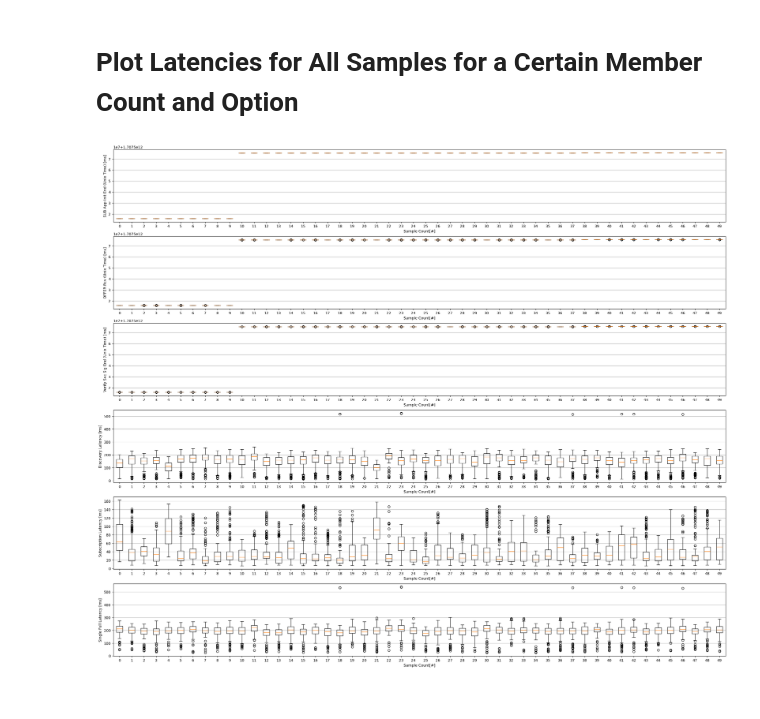
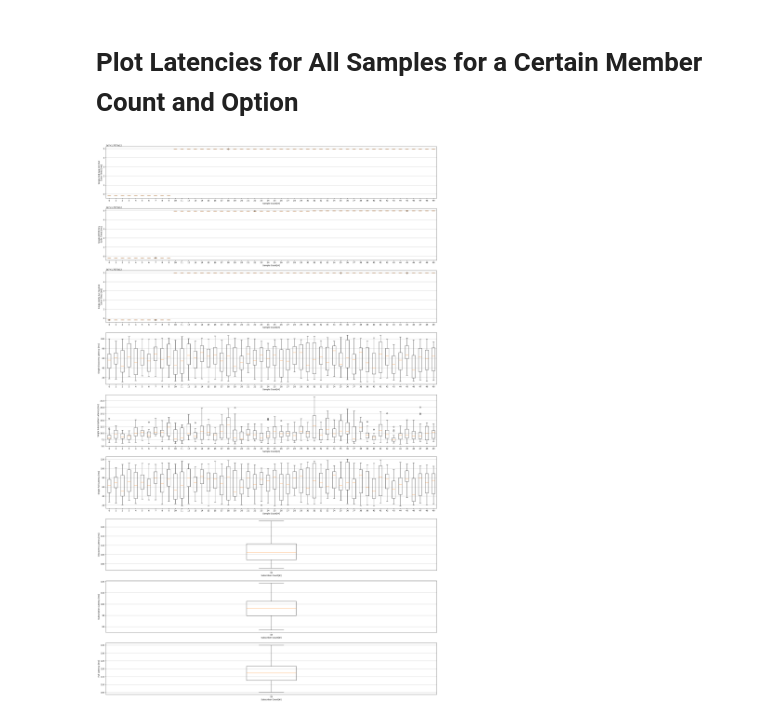
Before and after one commit to mehkir/mininet-vsomeip-evaluation, a Jupyter notebook: plot-scripts/evaluation.ipynb, the cells around one changed output. Cells and saved outputs as stored; diff of their text form; code cells hidden in the pictures.

Commit message:
Add debug plot

```diff
--- a/plot-scripts/evaluation.ipynb
+++ b/plot-scripts/evaluation.ipynb
@@ -222,62 +222,89 @@ df[df['SVCB_SERVICE_RESPONSE_RECEIVE'] > df['OFFER_RECEIVE']]
 # %% [markdown]
 # Plot Latencies for All Samples for a Certain Member Count and Option
 # %%
-fig, ax = plt.subplots(6, 1, figsize=(30, 25))
-ax[0].set_ylabel('SUB App Init End (Unix Time) [ms]')
-ax[1].set_ylabel('OFFER Rcv (Unix Time) [ms]')
-ax[2].set_ylabel('Verify Svc Sig End (Unix Time) [ms]')
-ax[3].set_ylabel('Discovery Latency [ms]')
-ax[4].set_ylabel('Subscription Latency [ms]')
+fig, ax = plt.subplots(9, 1, figsize=(30, 50))
+ax[0].set_ylabel('Single SUB App Init End\n(Unix Time) [ms]')
+ax[1].set_ylabel('Single OFFER Rcv\n(Unix Time) [ms]')
+ax[2].set_ylabel('Single Verify Svc Sig End\n(Unix Time) [ms]')
+ax[3].set_ylabel('Single Discovery Latency [ms]')
+ax[4].set_ylabel('Single Subscription Latency [ms]')
 ax[5].set_ylabel('Single Full Latency [ms]')
+ax[6].set_ylabel('Discovery Latency [ms]')
+ax[7].set_ylabel('Subscription Latency [ms]')
+ax[8].set_ylabel('Full Latency [ms]')
 
 option = 'H'
-member_count = 150
-subscriber_app_initialization_end_dict: dict = dict()
-offer_receive_dict: dict = dict()
-verify_service_signature_end_dict: dict = dict()
-discovery_latency_dict: dict = dict()
-subscription_latency_dict: dict = dict()
+member_count = 18
+single_subscriber_app_initialization_end_dict: dict = dict()
+single_offer_receive_dict: dict = dict()
+single_verify_service_signature_end_dict: dict = dict()
+single_discovery_latency_dict: dict = dict()
+single_subscription_latency_dict: dict = dict()
 single_full_latency_dict: dict = dict()
+discovery_latency_list: list = list()
+subscription_latency_list: list = list()
+full_latency_list: list = list()
 for sample_count in range(0,50):
     filename = f'{STATISTICS_PARENT_PATH}/{option}-series/{option}-{member_count}-#{sample_count}.csv'
     df = pd.read_csv(filepath_or_buffer=filename, header=0, sep=',', dtype=np.longlong)
-    subscriber_app_initialization_end_dict[sample_count] = df['SUBSCRIBER_APP_INITIALIZATION_END']/1000_000
-    offer_receive_dict[sample_count] = df['OFFER_RECEIVE']/1000_000
-    verify_service_signature_end_dict[sample_count] = df['VERIFY_SERVICE_SIGNATURE_END']/1000_000
-    discovery_latency_dict[sample_count] = (df['OFFER_RECEIVE'] -  df['SUBSCRIBER_APP_INITIALIZATION_END'])/1000_000
-    subscription_latency_dict[sample_count] = (df['VERIFY_SERVICE_SIGNATURE_END'] - df['OFFER_RECEIVE'])/1000_000
+    single_subscriber_app_initialization_end_dict[sample_count] = df['SUBSCRIBER_APP_INITIALIZATION_END']/1000_000
+    single_offer_receive_dict[sample_count] = df['OFFER_RECEIVE']/1000_000
+    single_verify_service_signature_end_dict[sample_count] = df['VERIFY_SERVICE_SIGNATURE_END']/1000_000
+    single_discovery_latency_dict[sample_count] = (df['OFFER_RECEIVE'] -  df['SUBSCRIBER_APP_INITIALIZATION_END'])/1000_000
+    single_subscription_latency_dict[sample_count] = (df['VERIFY_SERVICE_SIGNATURE_END'] - df['OFFER_RECEIVE'])/1000_000
     single_full_latency_dict[sample_count] = (df['VERIFY_SERVICE_SIGNATURE_END'] - df['SUBSCRIBER_APP_INITIALIZATION_END'])/1000_000
+    discovery_upper_bound = (df[['OFFER_RECEIVE', 'SVCB_SERVICE_RESPONSE_RECEIVE']].max(axis=1)).max()
+    discovery_latency_list.append((discovery_upper_bound - df['SUBSCRIBER_APP_INITIALIZATION_END'].min())/1000_000)
+    subscription_lower_bound = (df[['OFFER_RECEIVE', 'SVCB_SERVICE_RESPONSE_RECEIVE']].max(axis=1)).min()
+    subscription_latency_list.append((df['VERIFY_SERVICE_SIGNATURE_END'].max() - subscription_lower_bound)/1000_000 )
+    full_latency_list.append((df['VERIFY_SERVICE_SIGNATURE_END'].max() - df['SUBSCRIBER_APP_INITIALIZATION_END'].min())/1000_000)
+    # print(f'Full Latency - {option}-{member_count}-#{sample_count}: ' + str((df['VERIFY_SERVICE_SIGNATURE_END'].max() - df['SUBSCRIBER_APP_INITIALIZATION_END'].min())/1000_000) + 'ms')
 
-ax[0].boxplot(subscriber_app_initialization_end_dict.values())
-ax[0].set_xticklabels(labels=subscriber_app_initialization_end_dict.keys(), rotation=0)
+ax[0].boxplot(single_subscriber_app_initialization_end_dict.values())
+ax[0].set_xticklabels(labels=single_subscriber_app_initialization_end_dict.keys(), rotation=0)
 ax[0].set_xlabel("Sample Count[#]")
 ax[0].yaxis.grid(True)
 
-ax[1].boxplot(offer_receive_dict.values())
-ax[1].set_xticklabels(labels=offer_receive_dict.keys(), rotation=0)
+ax[1].boxplot(single_offer_receive_dict.values())
+ax[1].set_xticklabels(labels=single_offer_receive_dict.keys(), rotation=0)
 ax[1].set_xlabel("Sample Count[#]")
 ax[1].yaxis.grid(True)
 
-ax[2].boxplot(verify_service_signature_end_dict.values())
-ax[2].set_xticklabels(labels=verify_service_signature_end_dict.keys(), rotation=0)
+ax[2].boxplot(single_verify_service_signature_end_dict.values())
+ax[2].set_xticklabels(labels=single_verify_service_signature_end_dict.keys(), rotation=0)
 ax[2].set_xlabel("Sample Count[#]")
 ax[2].yaxis.grid(True)
 
-ax[3].boxplot(discovery_latency_dict.values())
-ax[3].set_xticklabels(labels=discovery_latency_dict.keys(), rotation=0)
+ax[3].boxplot(single_discovery_latency_dict.values())
+ax[3].set_xticklabels(labels=single_discovery_latency_dict.keys(), rotation=0)
 ax[3].set_xlabel("Sample Count[#]")
 ax[3].yaxis.grid(True)
 
-ax[4].boxplot(subscription_latency_dict.values())
-ax[4].set_xticklabels(labels=subscription_latency_dict.keys(), rotation=0)
+ax[4].boxplot(single_subscription_latency_dict.values())
+ax[4].set_xticklabels(labels=single_subscription_latency_dict.keys(), rotation=0)
 ax[4].set_xlabel("Sample Count[#]")
 ax[4].yaxis.grid(True)
 
 ax[5].boxplot(single_full_latency_dict.values())
 ax[5].set_xticklabels(labels=single_full_latency_dict.keys(), rotation=0)
 ax[5].set_xlabel("Sample Count[#]")
 ax[5].yaxis.grid(True)
+
+ax[6].boxplot(discovery_latency_list)
+ax[6].set_xticklabels(labels=[member_count], rotation=0)
+ax[6].set_xlabel("Subscriber Count[#]")
+ax[6].yaxis.grid(True)
+
+ax[7].boxplot(subscription_latency_list)
+ax[7].set_xticklabels(labels=[member_count], rotation=0)
+ax[7].set_xlabel("Subscriber Count[#]")
+ax[7].yaxis.grid(True)
+
+ax[8].boxplot(full_latency_list)
+ax[8].set_xticklabels(labels=[member_count], rotation=0)
+ax[8].set_xlabel("Subscriber Count[#]")
+ax[8].yaxis.grid(True)
 # plt.subplots_adjust(hspace=0.4)
 plt.show()
 # %% [output]
-[figure, old version]
+[figure, new version]
```
